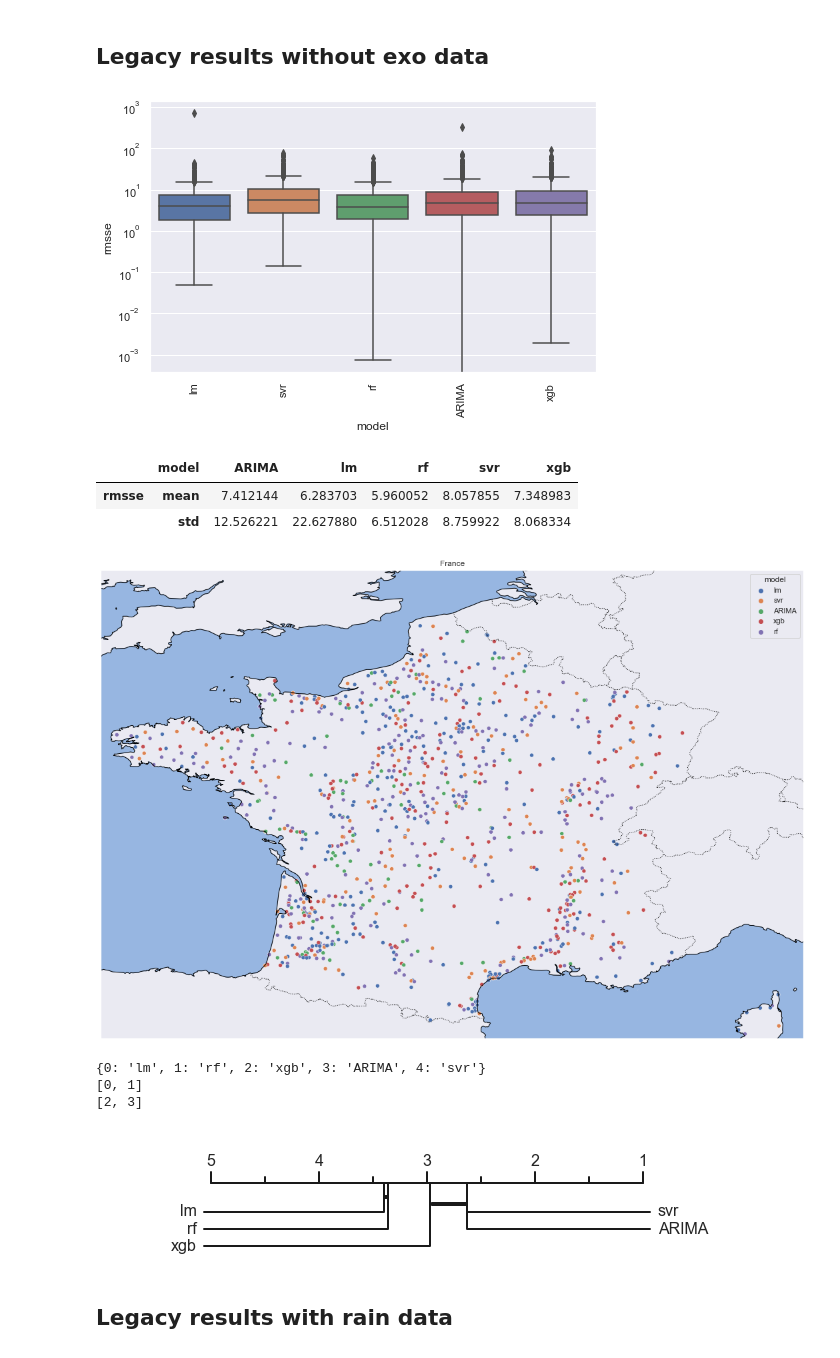
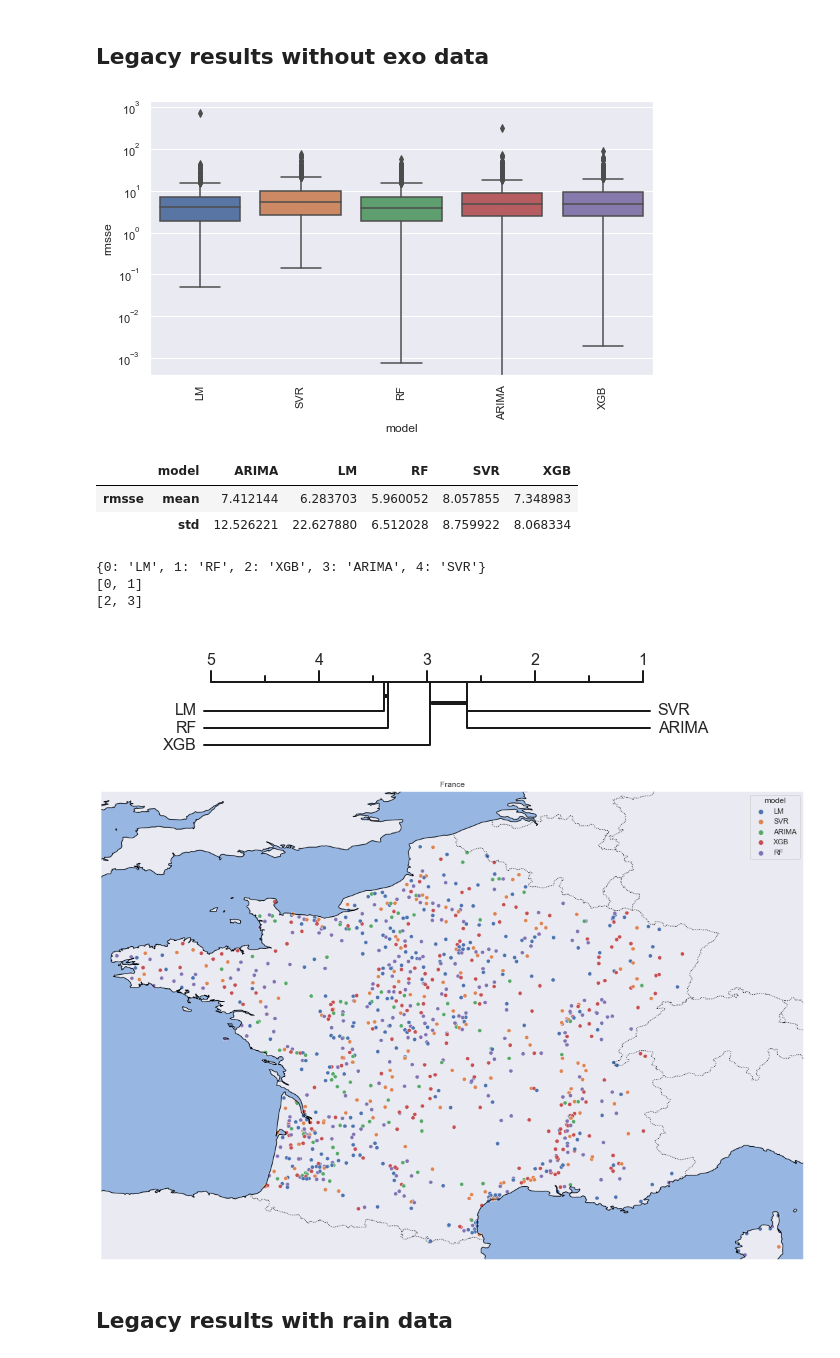
Before and after one commit to frankl1/piezoforecast, a Jupyter notebook: results/analysis.ipynb, the cells around one changed output. Saved outputs shown, nothing was run; the diff lists cells and outputs as text; code cells hidden in the pictures.

Commit message:
add result images

```diff
--- a/results/analysis.ipynb
+++ b/results/analysis.ipynb
@@ -44,11 +44,17 @@ def plot_best_models(result_df):
     plt.show()
 #plt.savefig('Images/plot_clusters.png')
 # %%
-def plot_stats(result_df, figsize=(8, 5)):
+def plot_stats(result_df, figsize=(8, 5), fname=None):
     plt.figure(figsize=figsize)
     ax = sns.boxplot(data=result_df, y='rmsse', x='model')
     ax.set_xticklabels(ax.get_xticklabels(), rotation=90)
     ax.set_yscale('log')
+
+    plt.tight_layout()
+
+    if fname is not None:
+        plt.savefig(fname)
+
     plt.show()
 
     agg_metrics = result_df.groupby('model')[['rmsse']].agg(['mean', 'std']).T
@@ -75,13 +81,13 @@ def plot_forecast(forecast_df):
     #plt.savefig('Images/forecasts.png')
     plt.show()
 # %%
-def show_performance(result_df, use_exo_rain, use_exo_eto, show_map=False):
+def show_performance(result_df, use_exo_rain, use_exo_eto, show_map=False, barplot_fname=None, cd_fname=None):
     res = result_df[(result_df.use_exo_eto == use_exo_eto) & (result_df.use_exo_rain == use_exo_rain) & (result_df.use_exo_bdlisa==False)]
     if res.shape[0] > 0:
-        plot_stats(res)
+        plot_stats(res, fname=barplot_fname)
 
         try :
-            draw_cd_diagram(res.rename(columns={'id_piezo': 'dataset_name', 'model': 'classifier_name', 'rmsse': 'accuracy'}))
+            draw_cd_diagram(res.rename(columns={'id_piezo': 'dataset_name', 'model': 'classifier_name', 'rmsse': 'accuracy'}), fname=cd_fname)
             plt.show()
         except Exception as e:
             print(e)
@@ -136,6 +142,7 @@ legacy_result['rmse'] = np.sqrt(legacy_result.mse)
 legacy_result = legacy_result.rename(columns={'id_method_ML': 'model'})
 legacy_result = legacy_result[~legacy_result.approx_exo]
 legacy_result = legacy_result[legacy_result.id_piezo.isin(common_piezo)]
+legacy_result.model = legacy_result.model.apply(lambda m: m.upper())
 legacy_result.head()
 # %% [output]
 |  | id_piezo | model | type | r | use_exo_rain | use_exo_eto | use_exo_bdlisa | approx_exo | rmsse | ... |
@@ -147,17 +175,17 @@ legacy_result.head()
 # %% [markdown]
 ## Legacy results without exo data
 # %%
-show_performance(legacy_result, use_exo_eto=False, use_exo_rain=False, show_map=True)
+show_performance(legacy_result, use_exo_eto=False, use_exo_rain=False, show_map=True, barplot_fname='Images/boxplot-legacy.jpg', cd_fname='Images/cd-legacy.jpg')
 # %% [output]
-[figure, old version]
+[figure, new version]
-|  | model | ARIMA | lm | rf | svr | xgb |
+|  | model | ARIMA | LM | RF | SVR | XGB |
 | rmsse | mean | 7.412144 | 6.283703 | 5.960052 | 8.057855 | 7.348983 |
 |  | std | 12.526221 | 22.627880 | 6.512028 | 8.759922 | 8.068334 |
+{0: 'LM', 1: 'RF', 2: 'XGB', 3: 'ARIMA', 4: 'SVR'}
+[0, 1]
+[2, 3]
-[figure, old version]
+[figure, new version]
-{0: 'lm', 1: 'rf', 2: 'xgb', 3: 'ARIMA', 4: 'svr'}
-[0, 1]
-[2, 3]
-[figure, old version]
+[figure, new version]
 # %% [markdown]
 ## Legacy results with rain data
 # %%
```
Also changed, not shown: parts of 20 cells of this notebook, 13 other files.
